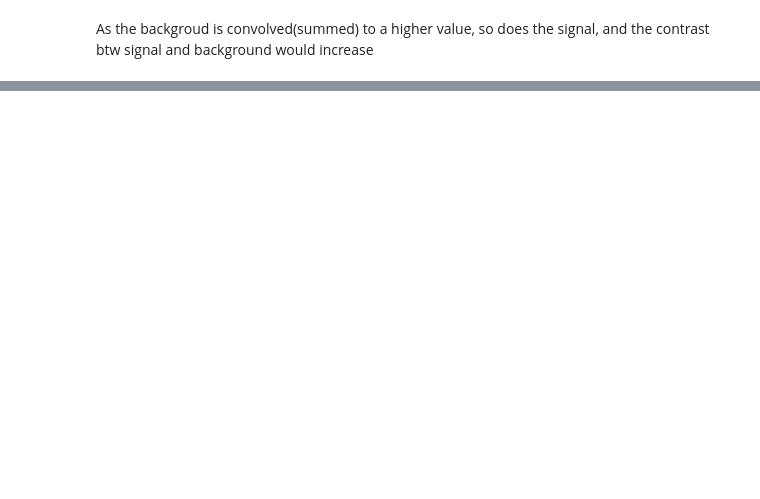
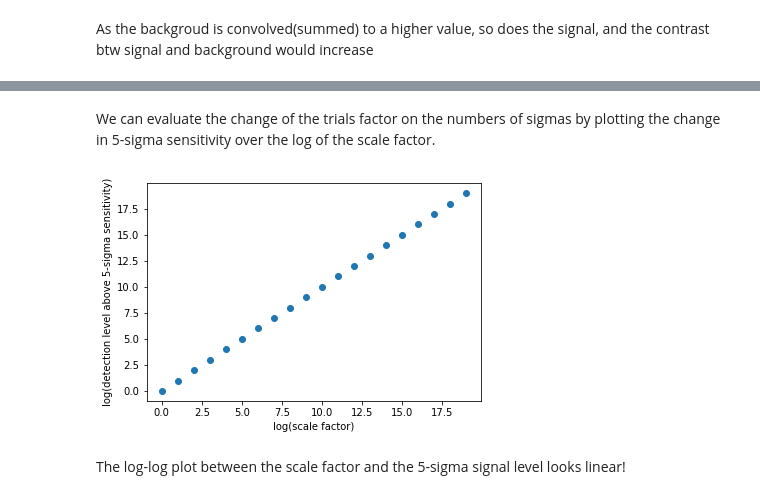
Before and after one commit to Waffelz/PHYS434_UWFall2021, a Jupyter notebook: lab2.ipynb, the cells around one changed output, grey strips where cells are left out. Cells and saved outputs as stored; diff of their text form; code cells hidden in the pictures; blank space fills up the shorter version.

```diff
--- a/lab2.ipynb
+++ b/lab2.ipynb
@@ -223,0 +228,3 @@ As the backgroud is convolved(summed) to a higher value, so does the signal, and
+# %%
+p=norm.sf(5,loc=0,scale=1)
+print(p)
@@ -223,0 +254,22 @@ As the backgroud is convolved(summed) to a higher value, so does the signal, and
+# %% [markdown]
+We can evaluate the change of the trials factor on the numbers of sigmas by plotting the change in 5-sigma sensitivity over the log of the scale factor.
+# %%
+import numpy
+
+#generate a list of scale factors
+scales=list(10**i for i in range(20))
+
+#find the signal level required for 5-sigma sensitivity
+def findsig(scale):
+    s=norm.ppf(p/scale,loc=0,scale=1)
+    return (1- norm.cdf(s))*scale
+
+y=findsig(scales)
+plt.scatter(numpy.log10(scales),numpy.log10(y))
+plt.xlabel('log(scale factor)')
+plt.ylabel('log(detection level above 5-sigma sensitivity)')
+plt.show()
+# %% [output]
+[figure, added]
+# %% [markdown]
+The log-log plot between the scale factor and the 5-sigma signal level looks linear!
```
Also changed, not shown: parts of 23 cells of this notebook.
